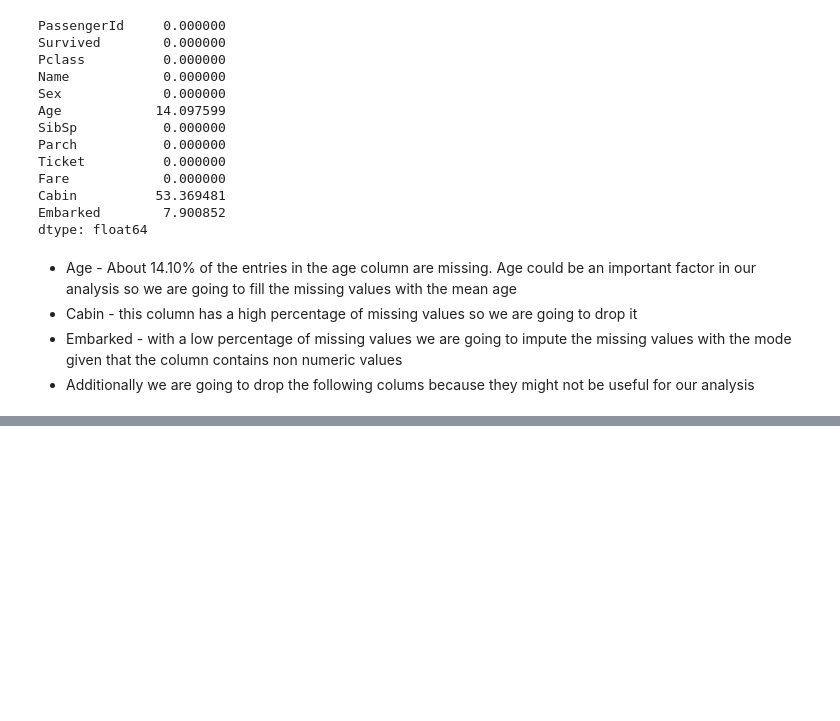
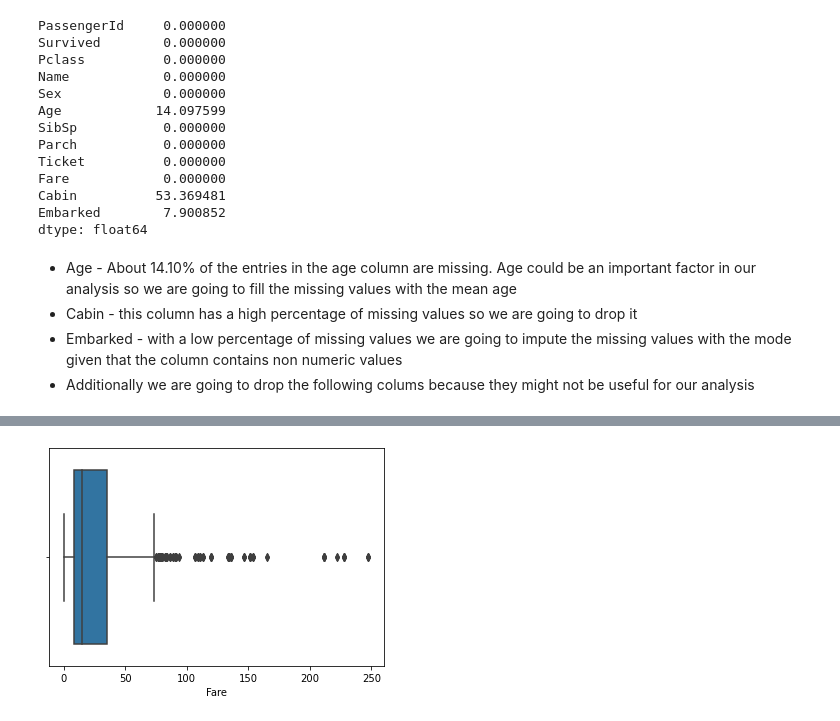
Before and after one commit to OchiengGideon/Titanic, a Jupyter notebook: TitanicEDA.ipynb, the cells around one changed output, grey strips where cells are left out. Cells and saved outputs as stored; diff of their text form; code cells hidden in the pictures; blank space fills up the shorter version.

```diff
--- a/TitanicEDA.ipynb
+++ b/TitanicEDA.ipynb
@@ -148,0 +185,12 @@ array([15.48813504, 17.15189366, 16.02763376, 15.44883183, 14.23654799,
+# %%
+# Removing outlier in teh fare coloumn
+low, high = data.Fare.quantile([0.01, 0.99])
+remove_outlier = data.Fare.between(low,high)
+
+data = data[remove_outlier]
+# %%
+#ploting box plot for Fare column
+sns.boxplot(data=data, x ='Fare')
+plt.show()
+# %% [output]
+[figure, added]
```
Also changed, not shown: parts of 16 cells of this notebook.
